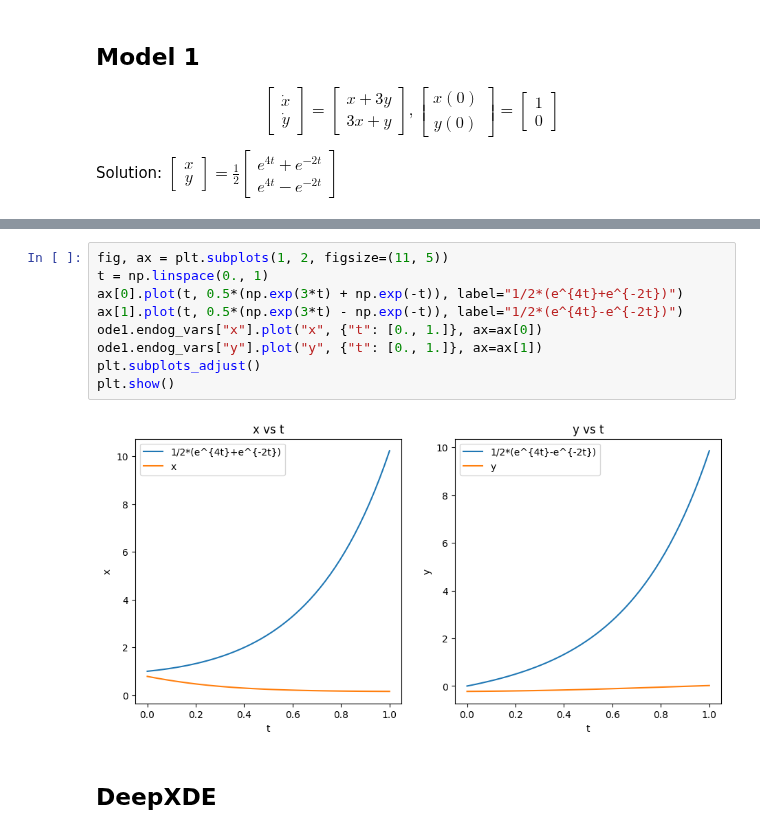
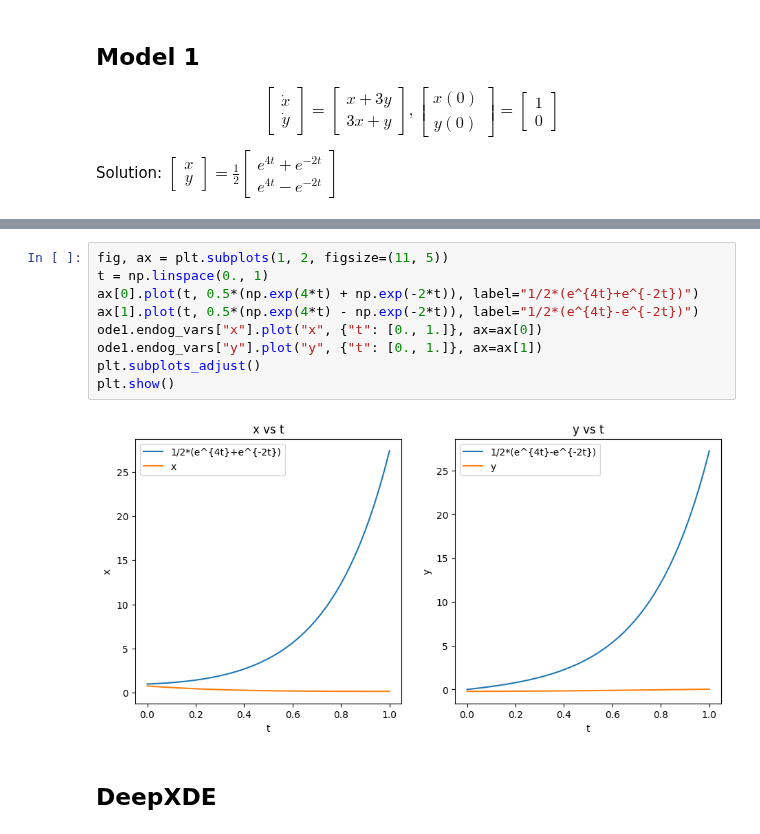
Before and after one commit to rotmanfinhub/deep-macrofin, a Jupyter notebook: examples/basic_examples/system_ode2.ipynb, the cells around one changed output, grey strips where cells are left out. Saved outputs shown, nothing was run; the diff lists cells and outputs as text.

```diff
--- a/examples/basic_examples/system_ode2.ipynb
+++ b/examples/basic_examples/system_ode2.ipynb
@@ -67,14 +67,14 @@ total_loss: 0.2039
 # %%
 fig, ax = plt.subplots(1, 2, figsize=(11, 5))
 t = np.linspace(0., 1)
-ax[0].plot(t, 0.5*(np.exp(3*t) + np.exp(-t)), label="1/2*(e^{4t}+e^{-2t})")
-ax[1].plot(t, 0.5*(np.exp(3*t) - np.exp(-t)), label="1/2*(e^{4t}-e^{-2t})")
+ax[0].plot(t, 0.5*(np.exp(4*t) + np.exp(-2*t)), label="1/2*(e^{4t}+e^{-2t})")
+ax[1].plot(t, 0.5*(np.exp(4*t) - np.exp(-2*t)), label="1/2*(e^{4t}-e^{-2t})")
 ode1.endog_vars["x"].plot("x", {"t": [0., 1.]}, ax=ax[0])
 ode1.endog_vars["y"].plot("y", {"t": [0., 1.]}, ax=ax[1])
 plt.subplots_adjust()
 plt.show()
 # %% [output]
-[figure, old version]
+[figure, new version]
 # %% [markdown]
 ## DeepXDE
 # %%
```
Also changed, not shown: parts of 2 cells of this notebook, 2 other files.
